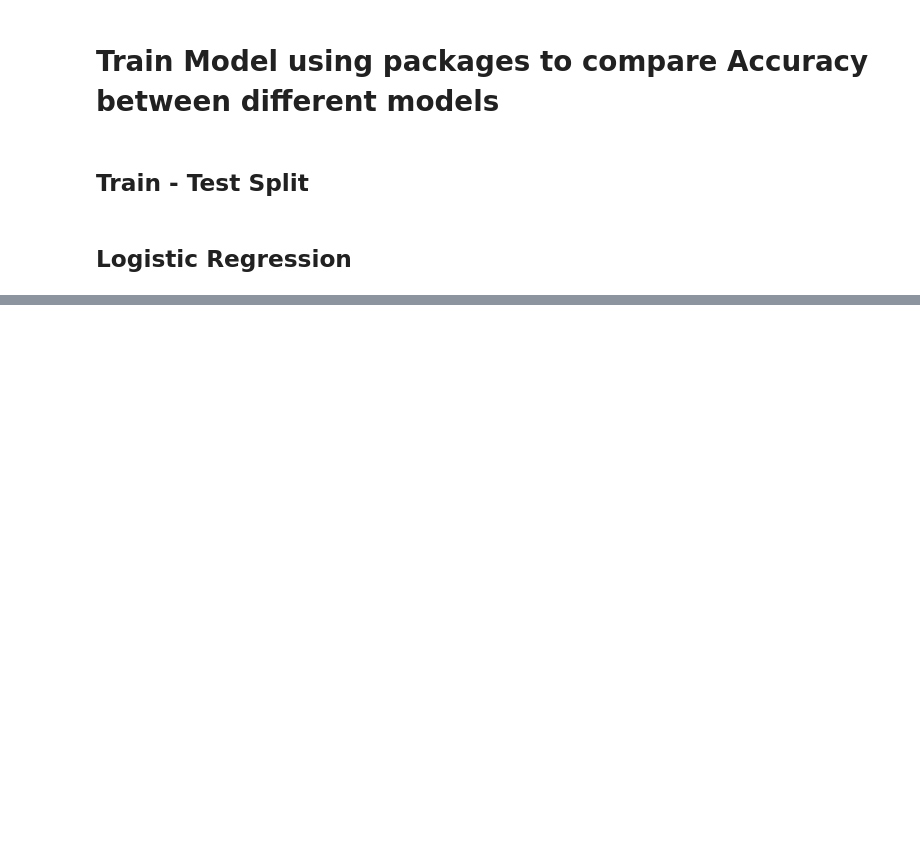
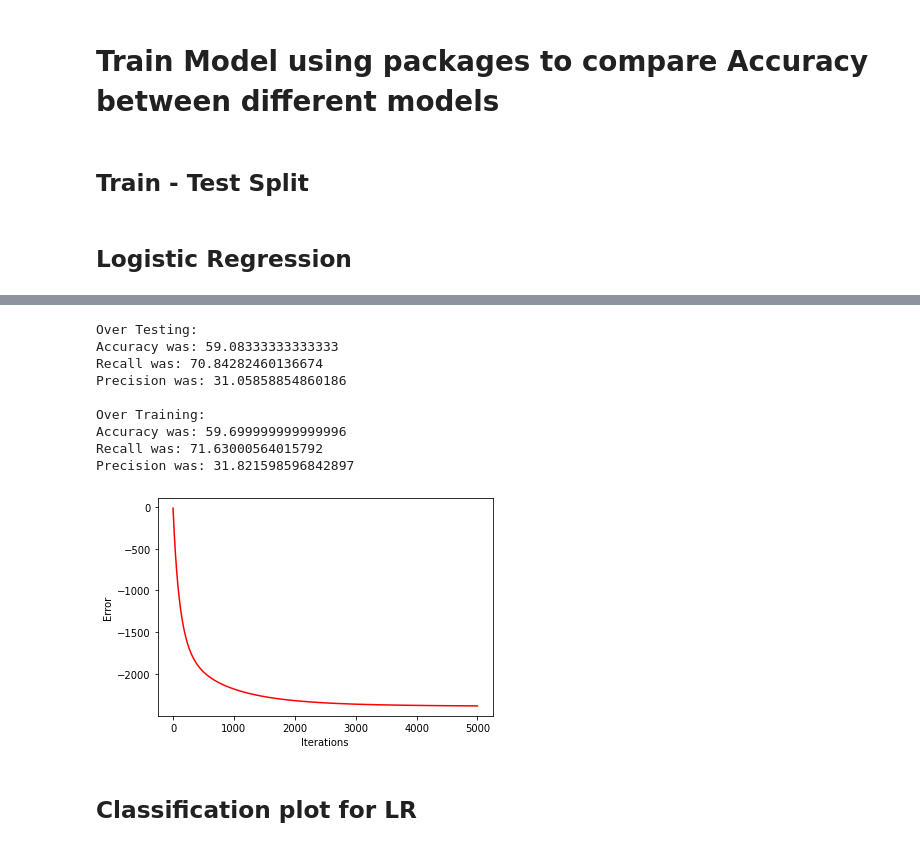
Before and after one commit to nirajprasad12/CreditCardDefaultersPrediction, a Jupyter notebook: Version1.ipynb, the cells around one changed output, grey strips where cells are left out. Cells and saved outputs as stored; diff of their text form; code cells hidden in the pictures; blank space fills up the shorter version.

```diff
--- a/Version1.ipynb
+++ b/Version1.ipynb
@@ -157,0 +277,16 @@ model_LR.score(X_test, y_test) * 100
+# %%
+lr = LogisticRegression_Cust(X, y)
+lr.fit()
+# %% [output]
+Over Testing:
+Accuracy was: 59.08333333333333
+Recall was: 70.84282460136674
+Precision was: 31.05858854860186
+
+Over Training:
+Accuracy was: 59.699999999999996
+Recall was: 71.63000564015792
+Precision was: 31.821598596842897
+[figure, added]
+# %% [markdown]
+## Classification plot for LR
```
Also changed, not shown: parts of 36 cells of this notebook, 5 other files.
